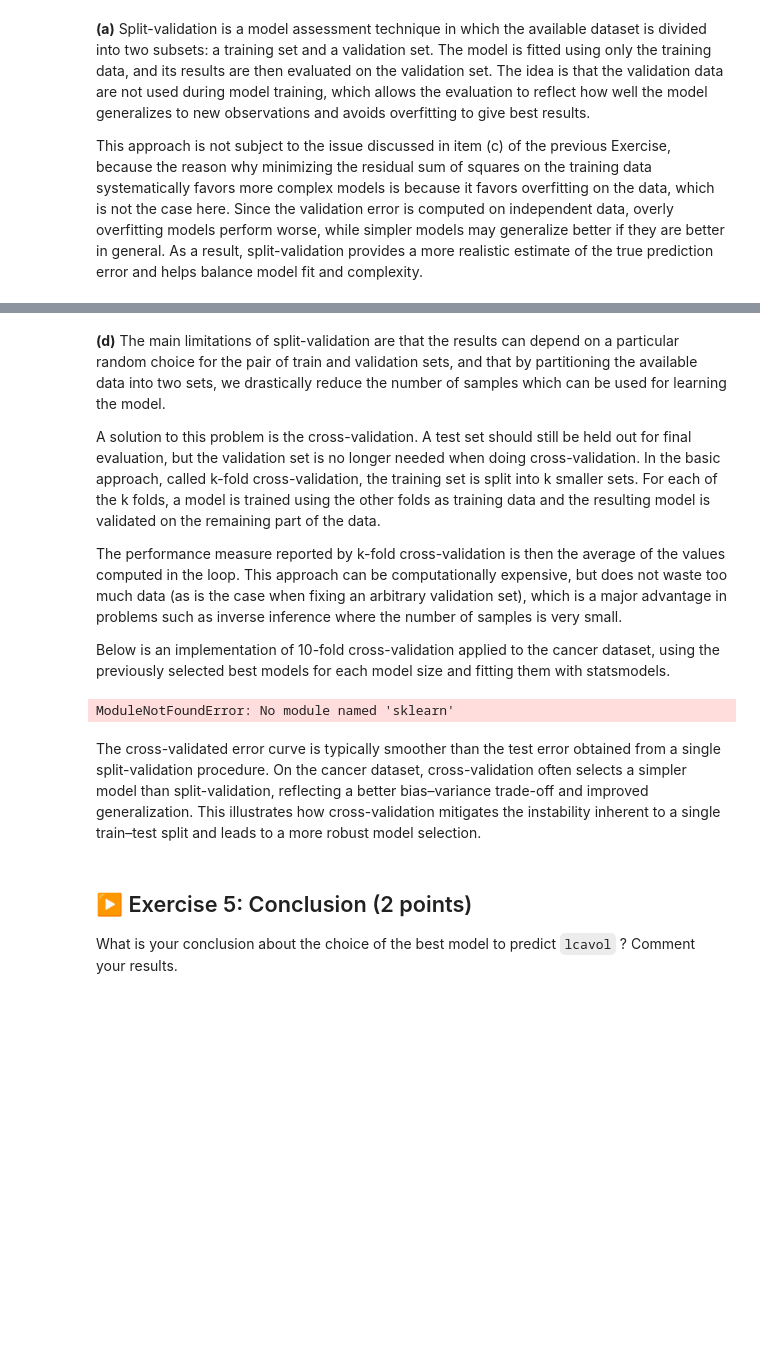
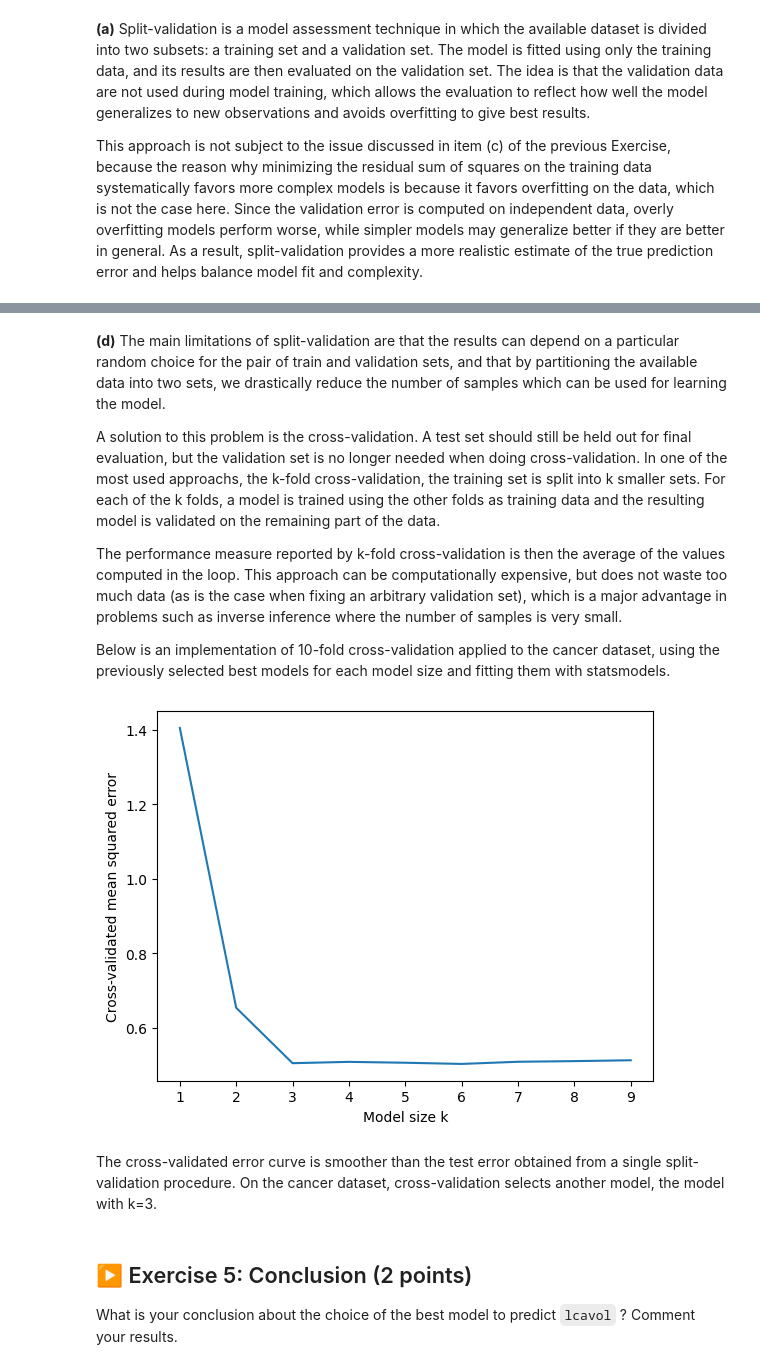
Before and after one commit to Erratu/Stats-S8-TPs, a Jupyter notebook: TP1/TP1.ipynb, the cells around one changed output, grey strips where cells are left out. Saved outputs shown, nothing was run; the diff lists cells and outputs as text; code cells hidden in the pictures; blank space fills up the shorter version.

```diff
--- a/TP1/TP1.ipynb
+++ b/TP1/TP1.ipynb
@@ -807,7 +845,7 @@ ModuleNotFoundError: No module named 'sklearn'
 # %% [markdown]
 **(d)** The main limitations of split-validation are that the results can depend on a particular random choice for the pair of train and validation sets, and that by partitioning the available data into two sets, we drastically reduce the number of samples which can be used for learning the model.
 
-A solution to this problem is the cross-validation. A test set should still be held out for final evaluation, but the validation set is no longer needed when doing cross-validation. In the basic approach, called k-fold cross-validation, the training set is split into k smaller sets. For each of the k folds, a model is trained using the other folds as training data and the resulting model is validated on the remaining part of the data.
+A solution to this problem is the cross-validation. A test set should still be held out for final evaluation, but the validation set is no longer needed when doing cross-validation. In one of the most used approachs, the k-fold cross-validation, the training set is split into k smaller sets. For each of the k folds, a model is trained using the other folds as training data and the resulting model is validated on the remaining part of the data.
 
 The performance measure reported by k-fold cross-validation is then the average of the values computed in the loop. This approach can be computationally expensive, but does not waste too much data (as is the case when fixing an arbitrary validation set), which is a major advantage in problems such as inverse inference where the number of samples is very small.
 
@@ -815,37 +853,36 @@ Below is an implementation of 10-fold cross-validation applied to the cancer dat
 # %%
 from sklearn.model_selection import KFold
 
-kf = KFold(n_splits=10, shuffle=True, random_state=42)
+kf = KFold(n_splits=10, shuffle=True, random_state=0)
 
 cv_errors = []
 
-for k in range(1, 10):
-    predictors = best_models[k]
+for k, predictors, _ in best_models:
     fold_errors = []
 
     for train_index, test_index in kf.split(X):
-        X_train, X_test = X[train_index][:, predictors], X[test_index][:, predictors]
+        X_train, X_test = X.iloc[train_index][list(predictors)], X.iloc[test_index][list(predictors)]
         y_train, y_test = y[train_index], y[test_index]
 
         # Add intercept
         X_train_k = sm.add_constant(X_train)
         X_test_k = sm.add_constant(X_test)
 
         model = sm.OLS(y_train, X_train_k).fit()
         y_pred = model.predict(X_test_k)
 
         fold_errors.append(mean_squared_error(y_test, y_pred))
 
     cv_errors.append(np.mean(fold_errors))
 
 plt.plot(range(1, 10), cv_errors)
 plt.xlabel("Model size k")
 plt.ylabel("Cross-validated mean squared error")
 plt.show()
 # %% [output]
-ModuleNotFoundError: No module named 'sklearn'
+[figure, added]
 # %% [markdown]
-The cross-validated error curve is typically smoother than the test error obtained from a single split-validation procedure. On the cancer dataset, cross-validation often selects a simpler model than split-validation, reflecting a better bias–variance trade-off and improved generalization. This illustrates how cross-validation mitigates the instability inherent to a single train–test split and leads to a more robust model selection.
+The cross-validated error curve is smoother than the test error obtained from a single split-validation procedure. On the cancer dataset, cross-validation selects another model, the model with k=3.
 # %% [markdown]
 ## ▶️ Exercise 5: Conclusion (2 points)
 
```
Also changed, not shown: parts of 10 cells of this notebook.
